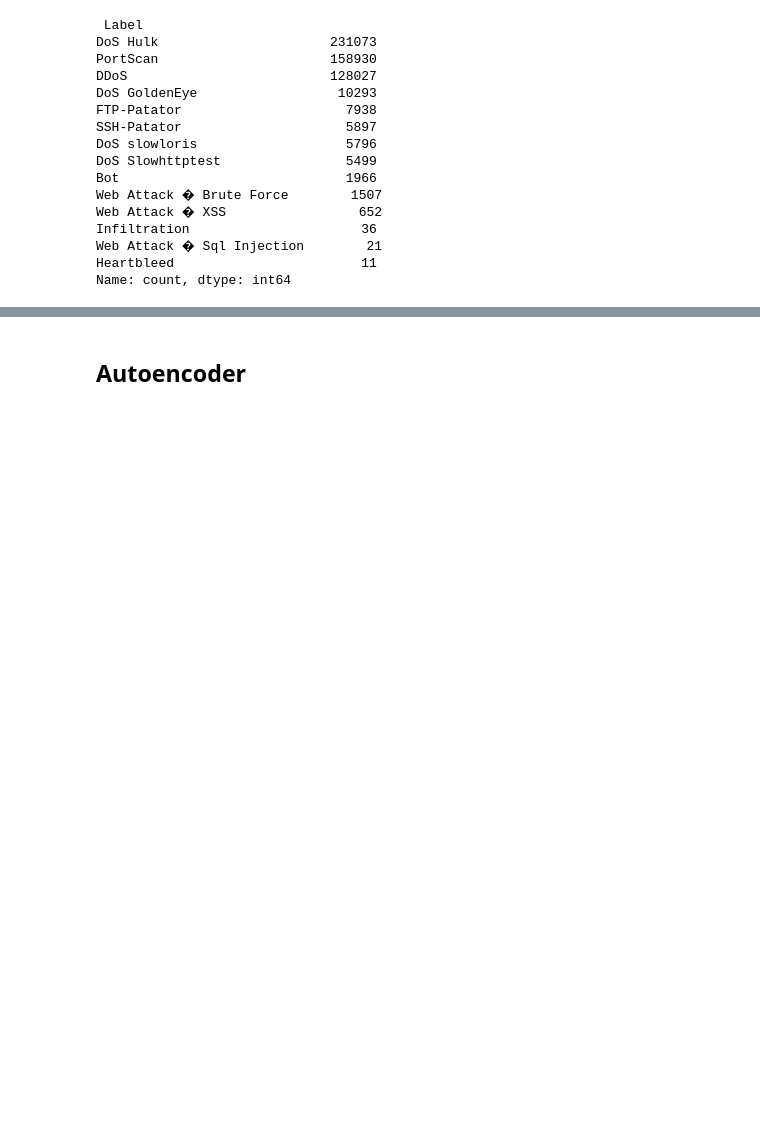
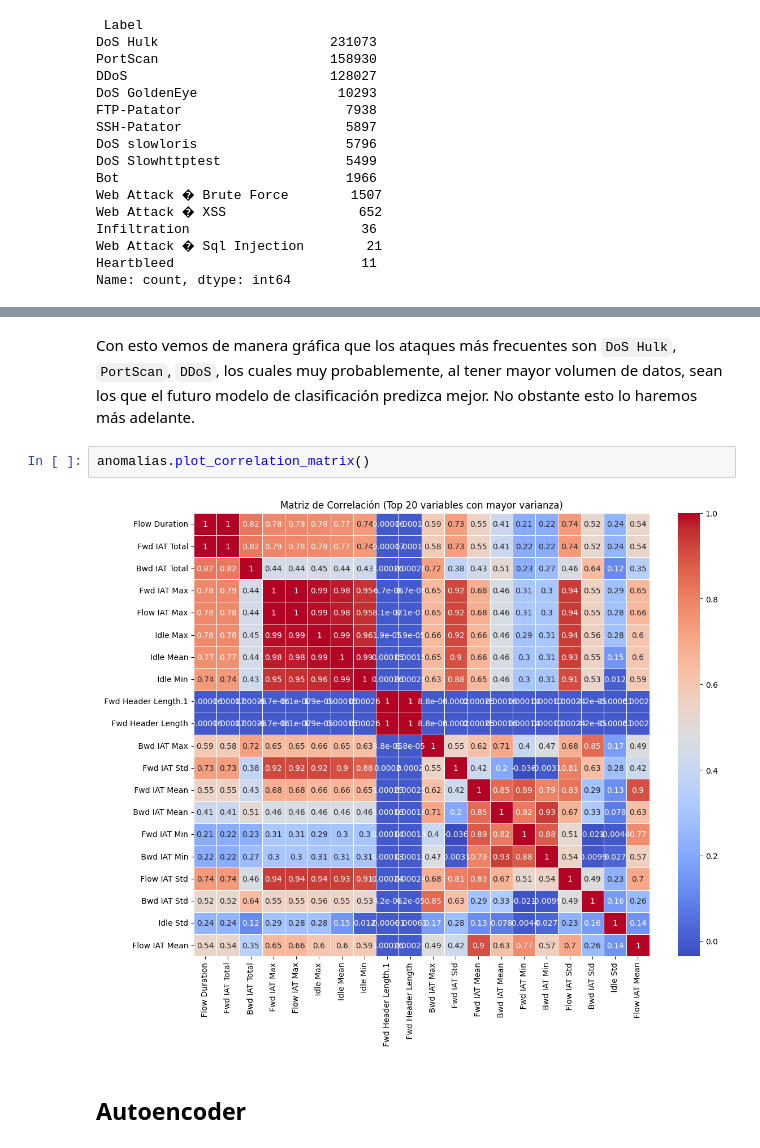
Before and after one commit to rnoguer22/AnomaliasTFG, a Jupyter notebook: code/anomalias.ipynb, the cells around one changed output, grey strips where cells are left out. Saved outputs shown, nothing was run; the diff lists cells and outputs as text; blank space fills up the shorter version.

Commit message:
Vamos a hacer un pequeó analisis de datos. Lo siguiente sera analizar la matriz de confusion

```diff
--- a/code/anomalias.ipynb
+++ b/code/anomalias.ipynb
@@ -85,3 +104,9 @@ Name: count, dtype: int64
+# %% [markdown]
+Con esto vemos de manera gráfica que los ataques más frecuentes son `DoS Hulk`, `PortScan`, `DDoS`, los cuales muy probablemente, al tener mayor volumen de datos, sean los que el futuro modelo de clasificación predizca mejor. No obstante esto lo haremos más adelante.
+# %%
+anomalias.plot_correlation_matrix()
+# %% [output]
+[figure, added]
 # %% [markdown]
 ## Autoencoder
 # %% [markdown]
```
Also changed, not shown: parts of 6 cells of this notebook, 14 other files.
